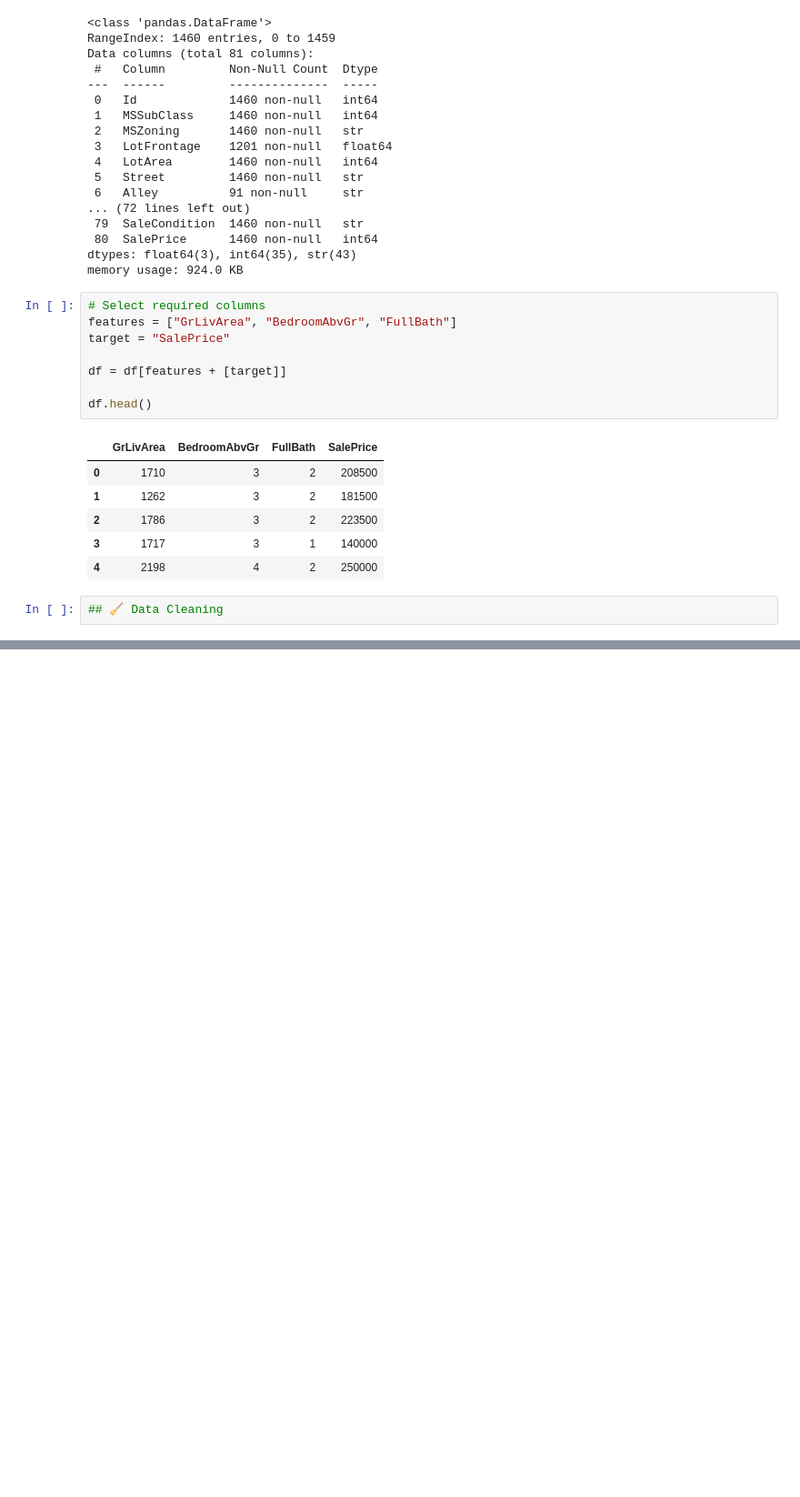
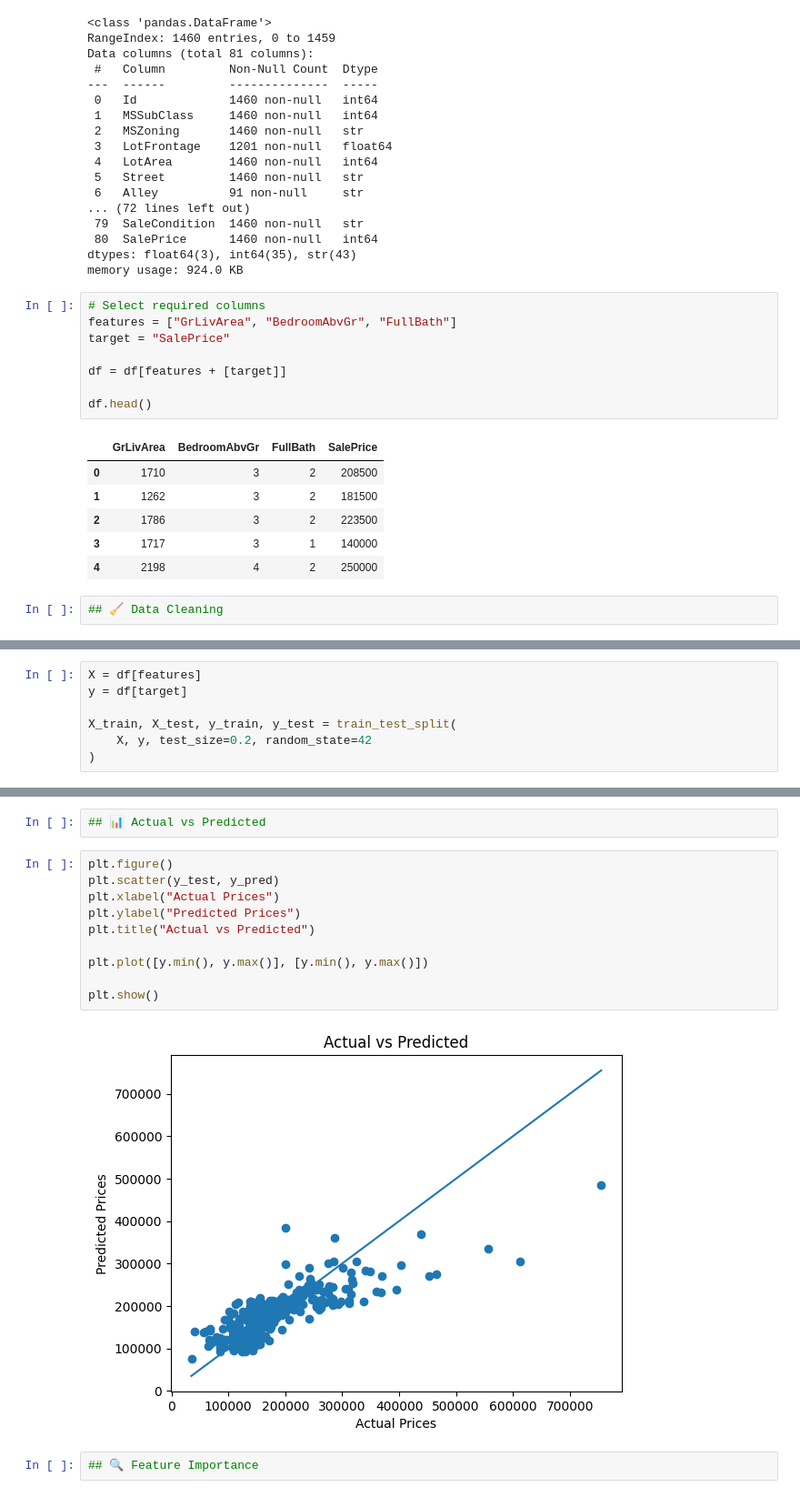
Before and after one commit to shashanksh05-git/PRODIGY_ML_01, a Jupyter notebook: Notebook/House_Prediction.ipynb, the cells around one changed output, grey strips where cells are left out. Shown at 91% size. Drawn from its saved outputs; the diff is of its cells as text; blank space fills up the shorter version.

```diff
--- a/Notebook/House_Prediction.ipynb
+++ b/Notebook/House_Prediction.ipynb
@@ -82,0 +100,7 @@ df.head()
+# %%
+X = df[features]
+y = df[target]
+
+X_train, X_test, y_train, y_test = train_test_split(
+    X, y, test_size=0.2, random_state=42
+)
@@ -82,0 +129,16 @@ df.head()
+# %%
+## 📊 Actual vs Predicted
+# %%
+plt.figure()
+plt.scatter(y_test, y_pred)
+plt.xlabel("Actual Prices")
+plt.ylabel("Predicted Prices")
+plt.title("Actual vs Predicted")
+
+plt.plot([y.min(), y.max()], [y.min(), y.max()])
+
+plt.show()
+# %% [output]
+[figure, added]
+# %%
+## 🔍 Feature Importance
```
Also changed, not shown: parts of 12 cells of this notebook.
